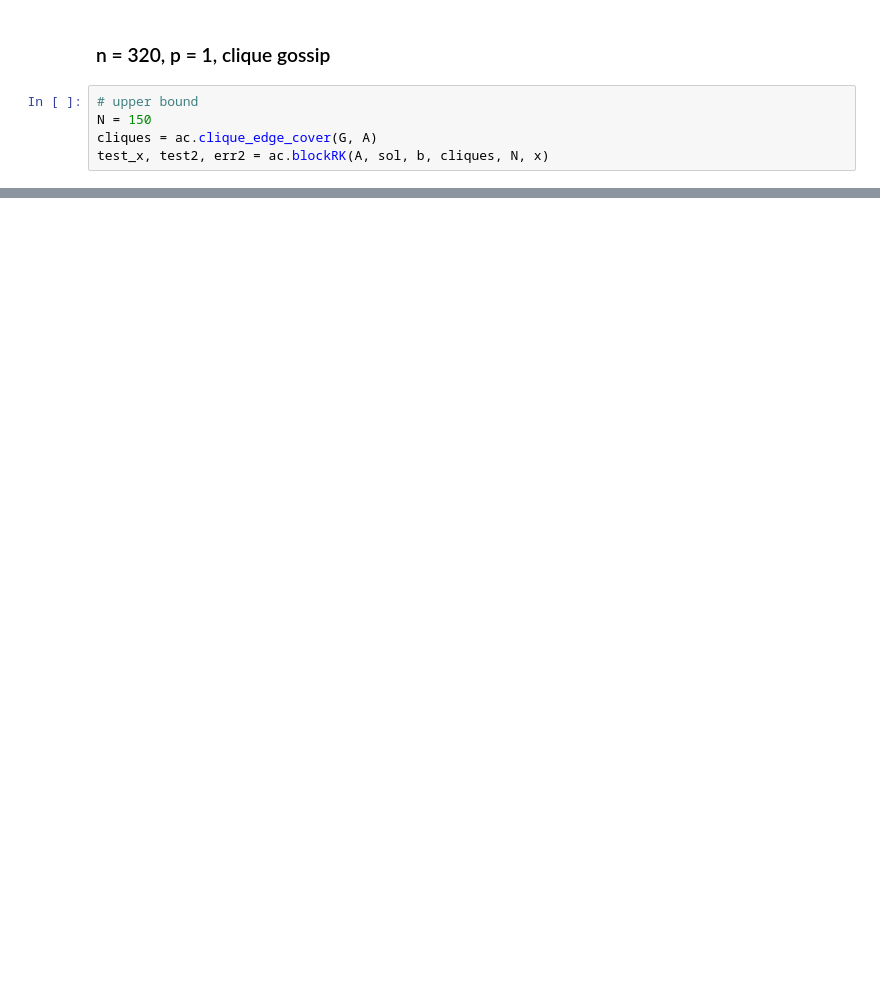
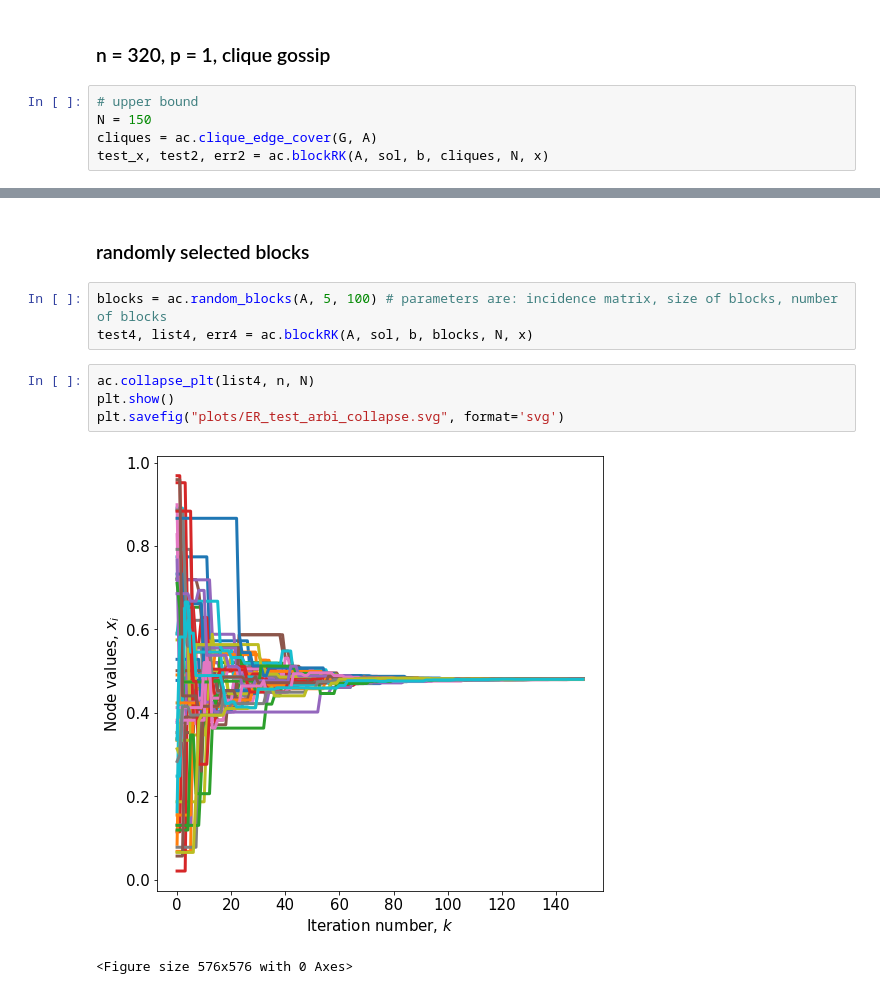
Before and after one commit to jamiehadd/AC-Kaczmarz, a Jupyter notebook: experiments/ER Experiment - Testing.ipynb, the cells around one changed output, grey strips where cells are left out. Saved outputs shown, nothing was run; the diff lists cells and outputs as text; blank space fills up the shorter version.

Commit message:
svg export, arbi selected blocks and updated experiments

```diff
--- a/experiments/ER Experiment - Testing.ipynb
+++ b/experiments/ER Experiment - Testing.ipynb
@@ -123,0 +116,12 @@ plt.show()
+# %% [markdown]
+### randomly selected blocks
+# %%
+blocks = ac.random_blocks(A, 5, 100) # parameters are: incidence matrix, size of blocks, number of blocks
+test4, list4, err4 = ac.blockRK(A, sol, b, blocks, N, x)
+# %%
+ac.collapse_plt(list4, n, N)
+plt.show()
+plt.savefig("plots/ER_test_arbi_collapse.svg", format='svg')
+# %% [output]
+[figure, added]
+<Figure size 576x576 with 0 Axes>
```
Also changed, not shown: parts of 8 cells of this notebook, 14 other files.
